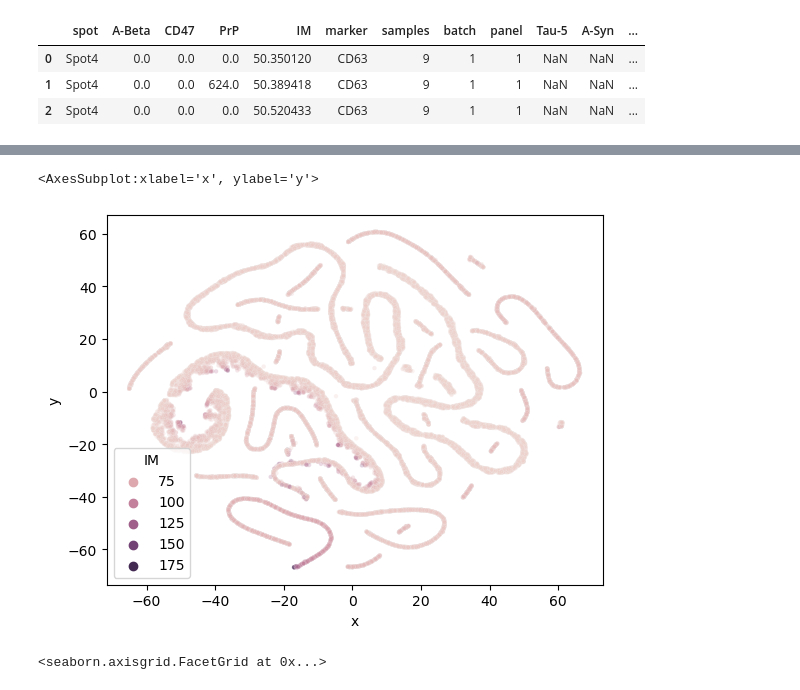
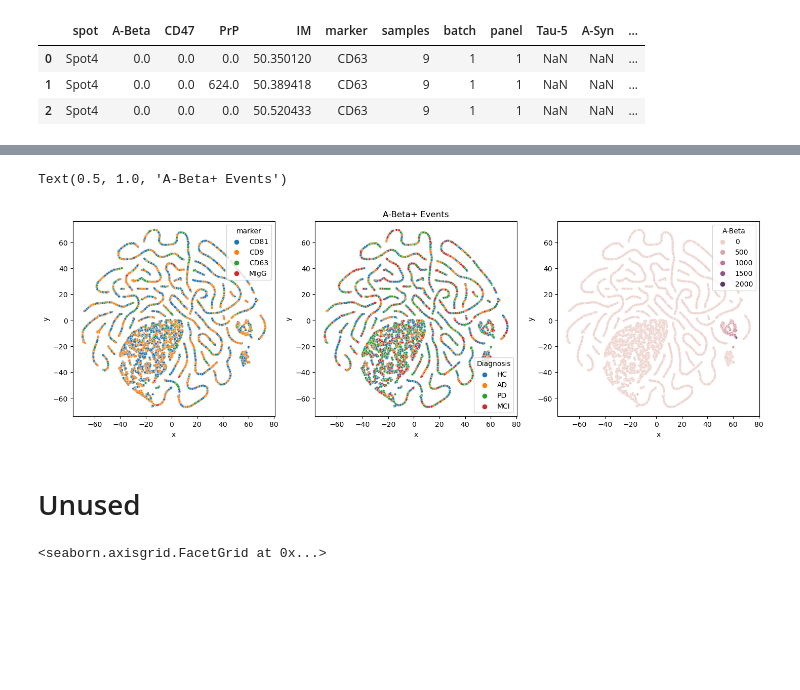
Before and after one commit to tpjoe/project_exosome, a Jupyter notebook: script/data_exploration.ipynb, the cells around one changed output, grey strips where cells are left out. Drawn from its saved outputs; the diff is of its cells as text; code cells hidden in the pictures; blank space fills up the shorter version.

Commit message:
tsne analysis

```diff
--- a/script/data_exploration.ipynb
+++ b/script/data_exploration.ipynb
@@ -97,2 +79,4 @@ Name: samples, Length: 88, dtype: int64
 # %%
-df_sub = pd.concat([df.loc[df.batch==i].sample(n=5000, random_state=1) for i in df.batch.unique()], axis=0)
+protein = 'A-Beta'  #<<<<<<<<<<<<<<<<<<<< SET PROTEIN OF CHOICE HERE FROM 'Tau5', 'A-Syn', 'ApoE', 'A-Beta'
+
+df_sub = pd.concat([df.loc[(df.batch==i) & (~df[protein].isna()) & (~df['Diagnosis'].isna())].sample(n=3000, random_state=1) for i in df.batch.unique()], axis=0)
@@ -105,4 +83,4 @@ df_sub.head(2)
 # %%
-reducer = TSNE(perplexity=60)#(n_components=2, perplexity=10.0, n_jobs=-1, learning_rate='auto')
-xy_coor = pd.DataFrame(reducer.fit_transform(df_sub.loc[:, ['A-Beta', 'CD47', 'PrP', 'IM']]), columns=['x', 'y'])
+reducer = TSNE(perplexity=30)#(n_components=2, perplexity=10.0, n_jobs=-1, learning_rate='auto')   <--------------- USE "sklearn_tsne" instead of "TNSE" if you don't have GPU and cuml installed
+xy_coor = pd.DataFrame(reducer.fit_transform(StandardScaler().fit_transform(df_sub.loc[:, [protein, 'CD47', 'PrP', 'IM']])), columns=['x', 'y'])
 # %% [output]
@@ -111,9 +88,18 @@ xy_coor = pd.DataFrame(reducer.fit_transform(df_sub.loc[:, ['A-Beta', 'CD47', 'P
 # %%
+fig, axs = plt.subplots(1, 3, figsize=(17.5,5))
 df_plt = pd.concat([xy_coor, df_sub.reset_index(drop=True)], axis=1)
-sns.scatterplot(data=df_plt, x='x', y='y', s=10, hue='IM', alpha=0.25)
+df_plt['Diagnosis'] = df_plt['Diagnosis'].apply(lambda x: 'PD' if 'PD' in x else x)
+sns.scatterplot(data=df_plt, x='x', y='y', s=10, hue='marker', alpha=1, ax=axs[0])
+sns.scatterplot(data=df_plt, x='x', y='y', s=10, hue='Diagnosis', alpha=1, ax=axs[1])
+sns.scatterplot(data=df_plt, x='x', y='y', s=10, hue=protein, alpha=1, ax=axs[2])
+# axs[0].title('Tau5+ Events')
+axs[1].set_title(protein+'+ Events')
+# axs[2].title('Tau5+ Events')
 # %% [output]
-<AxesSubplot:xlabel='x', ylabel='y'>
+Text(0.5, 1.0, 'A-Beta+ Events')
-[figure, old version]
+[figure, new version]
+# %% [markdown]
+# Unused
 # %%
 # fig, ax = plt.subplots(1, figsize=(10, 5))
 g = sns.FacetGrid(df_plt, col="batch", aspect=0.85, hue='spot')
```
Also changed, not shown: parts of 5 cells of this notebook.
